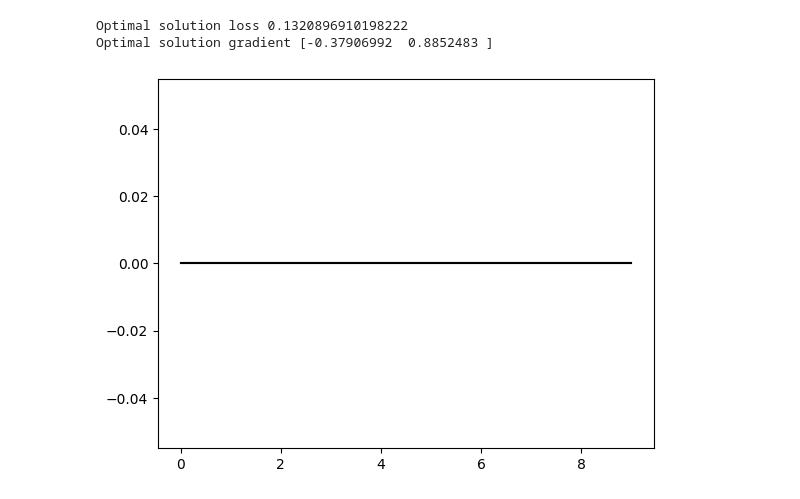
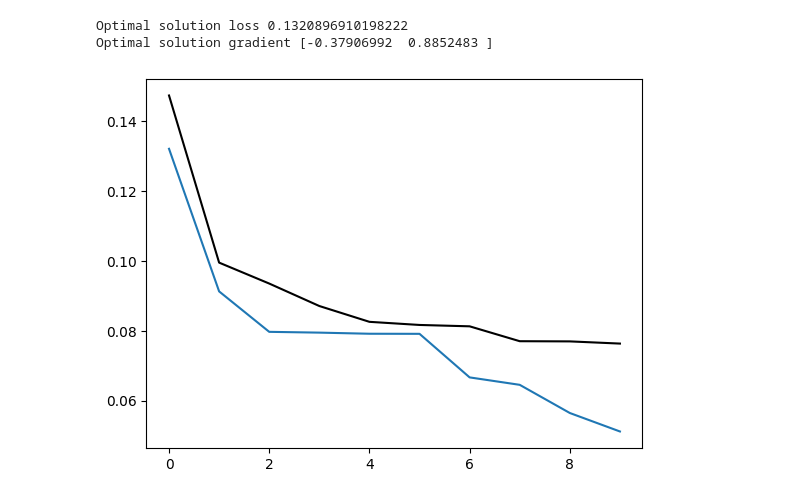
Before and after one commit to DivikChotani/machine-learning, a Jupyter notebook: HW1_code/Notebook.ipynb, the cells around one changed output. Drawn from its saved outputs; the diff is of its cells as text; code cells hidden in the pictures.

```diff
--- a/HW1_code/Notebook.ipynb
+++ b/HW1_code/Notebook.ipynb
@@ -307,27 +306,27 @@ Optimal solution gradient [-0.37906992  0.8852483 ]
 # %%
 ## PART (g):
 train_loss=np.zeros((10,1))
 test_loss=np.zeros((10,1))
 # ================================================================ #
 # YOUR CODE HERE:
 # complete the following code to plot both the training and test loss in the same plot
 # for m range from 1 to 10
 # ================================================================ #
-for m in range(10):
+for m in range(1,11):
     regression = Regression(m=m, reg_param=0)
     loss_2, w_2 = regression.closed_form(X_train, y_train)
     test_lost_2, test_w_2 = regression.closed_form(X_test, y_test)
-    print(loss_2)
-    print(test_loss)
-    print(m)
+    train_loss[m-1] = loss_2
+    test_loss[m-1] = test_lost_2
+
 # ================================================================ #
 # END YOUR CODE HERE
 # ================================================================ #
 plt.plot(train_loss)
 plt.plot(test_loss, color='black')
 plt.show()
 # %% [output]
-[figure, old version]
+[figure, new version]
 # %%
 #PART (i):
 train_loss=np.zeros((10,1))
```
Also changed, not shown: parts of 2 cells of this notebook, 2 other files.
